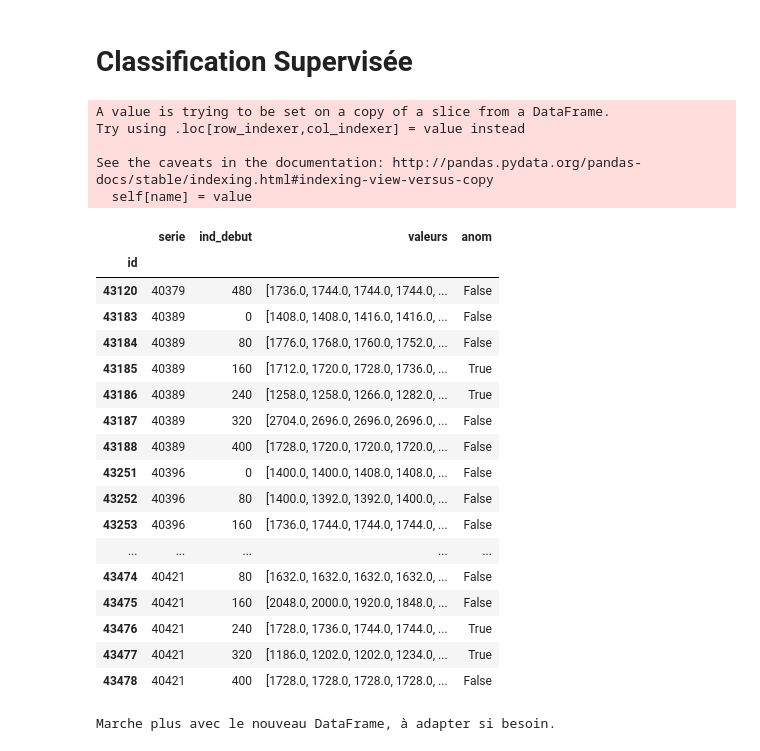
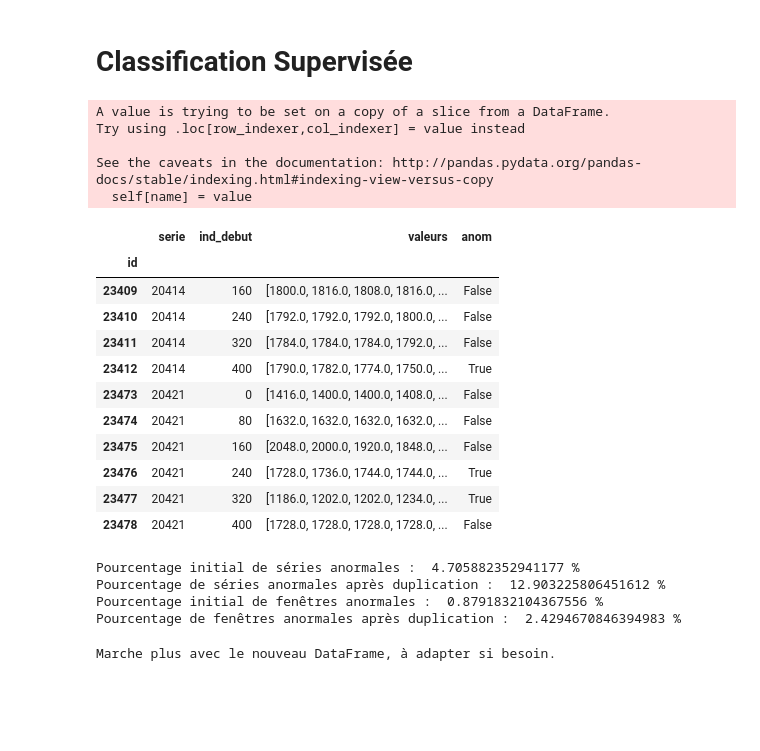
Before and after one commit to PaulCharnay/Projet_Anomalies, a Jupyter notebook: Classification_supervisée_2.ipynb, the cells around one changed output. Saved outputs shown, nothing was run; the diff lists cells and outputs as text; code cells hidden in the pictures; blank space fills up the shorter version.

```diff
--- a/Classification_supervisée_2.ipynb
+++ b/Classification_supervisée_2.ipynb
@@ -127,7 +131,6 @@ ind_anom = list(np.where(np.asarray(anom))[0]) # Indices des anomalies
 # %%
 def df_fenetres(liste_comp, N, anom, loc):
     serie = []
-    #origine = []
     ind_debut = []
     valeurs = []
     anom_fen = []
@@ -152,11 +155,6 @@ def df_fenetres(liste_comp, N, anom, loc):
         anom_fen += anom_fen_i
         ind_debut += list(range(0, nb_fen * N, N))
         serie += [i] * nb_fen
-        """if i < 300:
-            origine += ["appr"] * nb_fen
-        else:
-            origine += ["test"] * nb_fen"""
-
 
     df = pd.DataFrame(data={"id" : list(range(len(serie))), "serie" : serie, "ind_debut" : ind_debut, "valeurs" : valeurs, "anom" : anom_fen})
 
@@ -169,41 +167,45 @@ ind_anom = list(data_fenetres[data_fenetres["anom"]]["serie"].values)
 # %%
 # Toutes les fenetres des séries contenant une anomalie
 data_ajout_anom = data_fenetres.loc[data_fenetres["serie"].isin(ind_anom)]
 # On met un indice d'une grande puisance de 10 pour identifier plus facilement les fenetres ajoutees
 offset = 10 ** (int(np.log10(data_fenetres.index.values[-1])) + 1)
 
 df_supervise = data_fenetres
-for i in range(1,5):
+for i in range(1, 3):
     data_ajout_anom.index += offset
     data_ajout_anom.serie += offset
     df_supervise = pd.concat([df_supervise, data_ajout_anom])
 
 # df_supervise contient les données d'apprentissage + les données de tests + les séries anormales recopiées 4 fois
 # les séries recopiées ont pour indice leur indice de départ + k*offset pour k=1,..,4
-df_supervise.tail(50)
+df_supervise.tail(10)
 # %% [output]
 A value is trying to be set on a copy of a slice from a DataFrame.
 Try using .loc[row_indexer,col_indexer] = value instead
 
 See the caveats in the documentation: http://pandas.pydata.org/pandas-docs/stable/indexing.html#indexing-view-versus-copy
   self[name] = value
 |  | serie | ind_debut | valeurs | anom |
 | id |  |  |  |  |
-| 43120 | 40379 | 480 | [1736.0, 1744.0, 1744.0, 1744.0, ... | False |
-| 43183 | 40389 | 0 | [1408.0, 1408.0, 1416.0, 1416.0, ... | False |
-| 43184 | 40389 | 80 | [1776.0, 1768.0, 1760.0, 1752.0, ... | False |
-| 43185 | 40389 | 160 | [1712.0, 1720.0, 1728.0, 1736.0, ... | True |
-| 43186 | 40389 | 240 | [1258.0, 1258.0, 1266.0, 1282.0, ... | True |
-| 43187 | 40389 | 320 | [2704.0, 2696.0, 2696.0, 2696.0, ... | False |
-| 43188 | 40389 | 400 | [1728.0, 1720.0, 1720.0, 1720.0, ... | False |
-| 43251 | 40396 | 0 | [1400.0, 1400.0, 1408.0, 1408.0, ... | False |
-| 43252 | 40396 | 80 | [1400.0, 1392.0, 1392.0, 1400.0, ... | False |
-| 43253 | 40396 | 160 | [1736.0, 1744.0, 1744.0, 1744.0, ... | False |
-| ... | ... | ... | ... | ... |
-| 43474 | 40421 | 80 | [1632.0, 1632.0, 1632.0, 1632.0, ... | False |
-| 43475 | 40421 | 160 | [2048.0, 2000.0, 1920.0, 1848.0, ... | False |
-| 43476 | 40421 | 240 | [1728.0, 1736.0, 1744.0, 1744.0, ... | True |
-| 43477 | 40421 | 320 | [1186.0, 1202.0, 1202.0, 1234.0, ... | True |
-| 43478 | 40421 | 400 | [1728.0, 1728.0, 1728.0, 1728.0, ... | False |
+| 23409 | 20414 | 160 | [1800.0, 1816.0, 1808.0, 1816.0, ... | False |
+| 23410 | 20414 | 240 | [1792.0, 1792.0, 1792.0, 1800.0, ... | False |
+| 23411 | 20414 | 320 | [1784.0, 1784.0, 1784.0, 1792.0, ... | False |
+| 23412 | 20414 | 400 | [1790.0, 1782.0, 1774.0, 1750.0, ... | True |
+| 23473 | 20421 | 0 | [1416.0, 1400.0, 1400.0, 1408.0, ... | False |
+| 23474 | 20421 | 80 | [1632.0, 1632.0, 1632.0, 1632.0, ... | False |
+| 23475 | 20421 | 160 | [2048.0, 2000.0, 1920.0, 1848.0, ... | False |
+| 23476 | 20421 | 240 | [1728.0, 1736.0, 1744.0, 1744.0, ... | True |
+| 23477 | 20421 | 320 | [1186.0, 1202.0, 1202.0, 1234.0, ... | True |
+| 23478 | 20421 | 400 | [1728.0, 1728.0, 1728.0, 1728.0, ... | False |
+# %%
+print("Pourcentage initial de séries anormales : ", 20 / 425 * 100, "%")
+print("Pourcentage de séries anormales après duplication : ", 60 / 465 * 100, "%")
+print("Pourcentage initial de fenêtres anormales : ", data_fenetres[data_fenetres["anom"]].shape[0] / data_fenetres.shape[0] * 100, "%")
+print("Pourcentage de fenêtres anormales après duplication : ", df_supervise[df_supervise["anom"]].shape[0] / df_supervise.shape[0] * 100, "%")
+# %% [output]
+Pourcentage initial de séries anormales :  4.705882352941177 %
+Pourcentage de séries anormales après duplication :  12.903225806451612 %
+Pourcentage initial de fenêtres anormales :  0.8791832104367556 %
+Pourcentage de fenêtres anormales après duplication :  2.4294670846394983 %
 # %%
 def plot_anom_type(Type):
```
Also changed, not shown: parts of 32 cells of this notebook.
